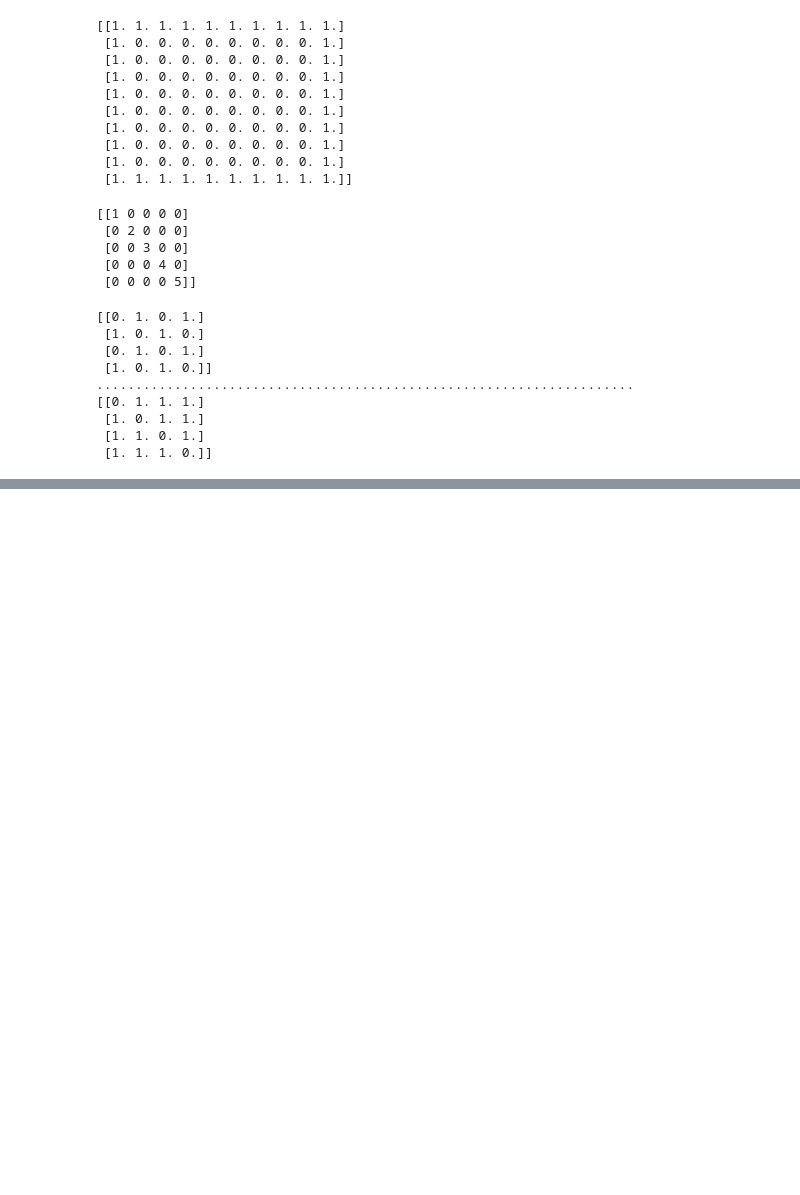
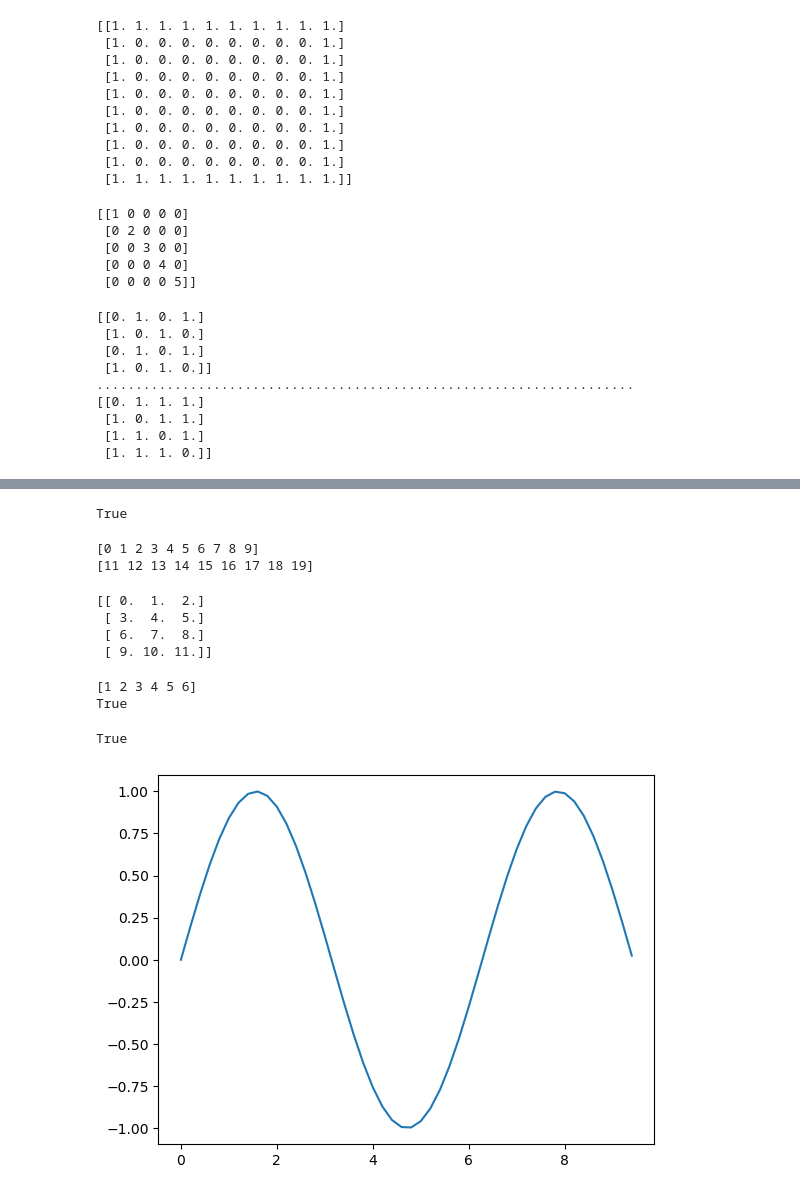
Before and after one commit to 2000pawan/Data_Science., a Jupyter notebook: Numpy/Exercise/Basic.ipynb, the cells around one changed output, grey strips where cells are left out. Cells and saved outputs as stored; diff of their text form; code cells hidden in the pictures; blank space fills up the shorter version.

```diff
--- a/Numpy/Exercise/Basic.ipynb
+++ b/Numpy/Exercise/Basic.ipynb
@@ -404,0 +451,65 @@ print(x)
+# %%
+import numpy as np
+import os
+a=np.arange(20)
+np.save('G:/Coding/temp_arra.npy',a)
+if os.path.exists('G:/Coding/temp_arra.npy'):
+    x2=np.load('G:/Coding/temp_arra.npy')
+    print(np.array_equal(a,x2))
+# %% [output]
+True
+# %%
+import numpy as np
+import os
+a=np.arange(10)
+b=np.arange(11,20)
+np.savez('G:/Coding/temp_array.npz',a=a,b=b)
+with np.load('G:/Coding/temp_array.npz')as data:
+    x2=data['a']
+    y2=data['b']
+    print(x2)
+    print(y2)
+# %% [output]
+[0 1 2 3 4 5 6 7 8 9]
+[11 12 13 14 15 16 17 18 19]
+# %%
+import numpy as np
+import os
+a=np.arange(12).reshape(4,3)
+header = 'col1 col2 col3'
+np.savetxt('G:/Coding/temp.txt', a, fmt="%d", header=header)
+result = np.loadtxt('G:/Coding/temp.txt')
+print(result)
+# %% [output]
+[[ 0.  1.  2.]
+ [ 3.  4.  5.]
+ [ 6.  7.  8.]
+ [ 9. 10. 11.]]
+# %%
+import numpy as np
+import os
+a=np.array([1,2,3,4,5,6])
+a_bytes=a.tobytes()
+a2=np.frombuffer(a_bytes,dtype=a.dtype)
+print(a2)
+print(np.array_equal(a,a2))
+# %% [output]
+[1 2 3 4 5 6]
+True
+# %%
+import numpy as np
+a=[1,2,3,4,5,6]
+b=np.array(a)
+c=b.tolist()
+print(a==c)
+# %% [output]
+True
+# %%
+import numpy as np
+import matplotlib.pyplot as plt
+x = np.arange(0, 3 * np.pi, 0.2)
+y = np.sin(x)
+plt.plot(x,y)
+plt.show()
+# %% [output]
+[figure, added]
```
Also changed, not shown: parts of 4 cells of this notebook, 2 other files.
